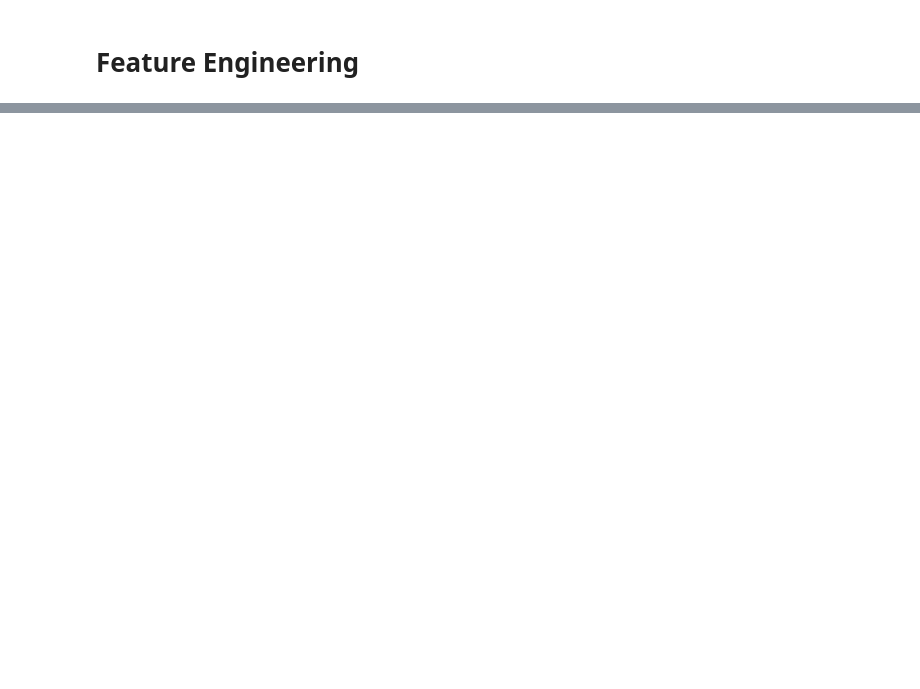
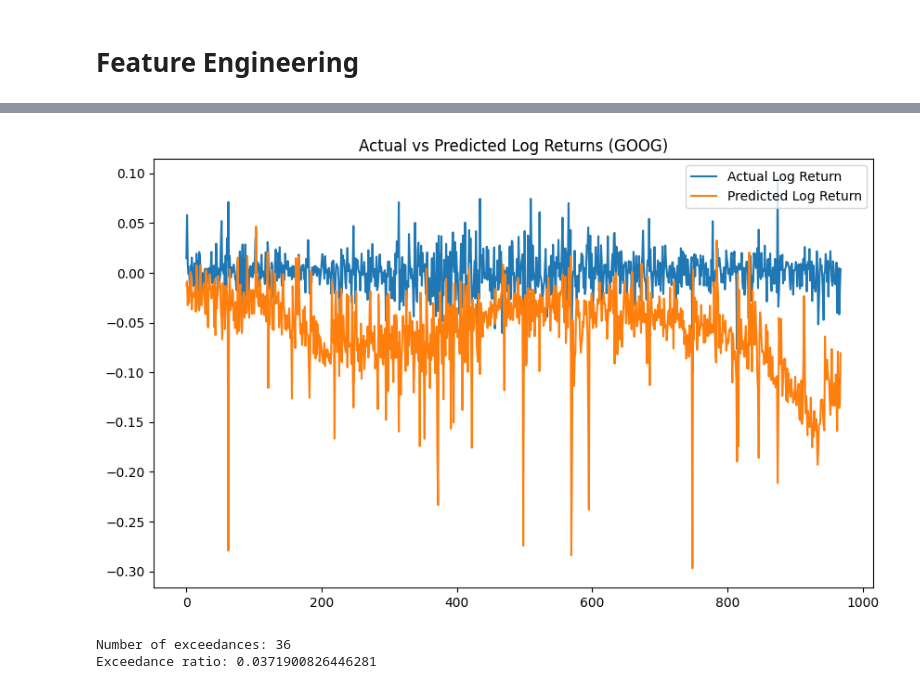
Before and after one commit to dhruvRj18/Risk_management_model, a Jupyter notebook: main.ipynb, the cells around one changed output, grey strips where cells are left out. Saved outputs shown, nothing was run; the diff lists cells and outputs as text; code cells hidden in the pictures; blank space fills up the shorter version.

```diff
--- a/main.ipynb
+++ b/main.ipynb
@@ -330,0 +404,4 @@ full_df_imputed
+# %%
+# Reshape to 3D [samples, time steps, features] for LSTM input
+X_train_reshaped = X_train.reshape((X_train.shape[0], 1, X_train.shape[1]))
+X_test_reshaped = X_test.reshape((X_test.shape[0], 1, X_test.shape[1]))
@@ -330,0 +427,11 @@ full_df_imputed
+# %%
+def quantile_loss(q, y_true, y_pred):
+    e = (y_true - y_pred)
+    return tf.reduce_mean(tf.maximum(q * e, (q - 1) * e), axis=-1)
+
+# For example, 5th percentile (95% VaR)
+q = 0.05
+model.compile(optimizer='nadam', loss=lambda y_true, y_pred: quantile_loss(q, y_true, y_pred))
+# %%
+# Train the model
+history = model.fit(X_train_reshaped, y_train, epochs=50, batch_size=64, validation_data=(X_test_reshaped, y_test), verbose=1)
@@ -330,0 +456,9 @@ full_df_imputed
+# %%
+from sklearn.metrics import mean_squared_error
+
+# Predict on test set
+y_pred = model.predict(X_test_reshaped)
+
+# Calculate MSE
+mse = mean_squared_error(y_test, y_pred)
+print(f'Mean Squared Error: {mse}')
@@ -330,0 +468,22 @@ full_df_imputed
+# %%
+import matplotlib.pyplot as plt
+
+# Plot actual vs predicted values
+plt.figure(figsize=(10, 6))
+plt.plot(y_test, label='Actual Log Return')
+plt.plot(y_pred, label='Predicted Log Return')
+plt.title('Actual vs Predicted Log Returns (GOOG)')
+plt.legend()
+plt.show()
+# %% [output]
+[figure, added]
+# %%
+# Calculate exceedances where actual return < predicted VaR
+exceedances = (y_test < y_pred.flatten()).sum()
+exceedance_ratio = exceedances / len(y_test)
+
+print(f'Number of exceedances: {exceedances}')
+print(f'Exceedance ratio: {exceedance_ratio}')
+# %% [output]
+Number of exceedances: 36
+Exceedance ratio: 0.0371900826446281
```
Also changed, not shown: parts of 29 cells of this notebook, 2 other files.
